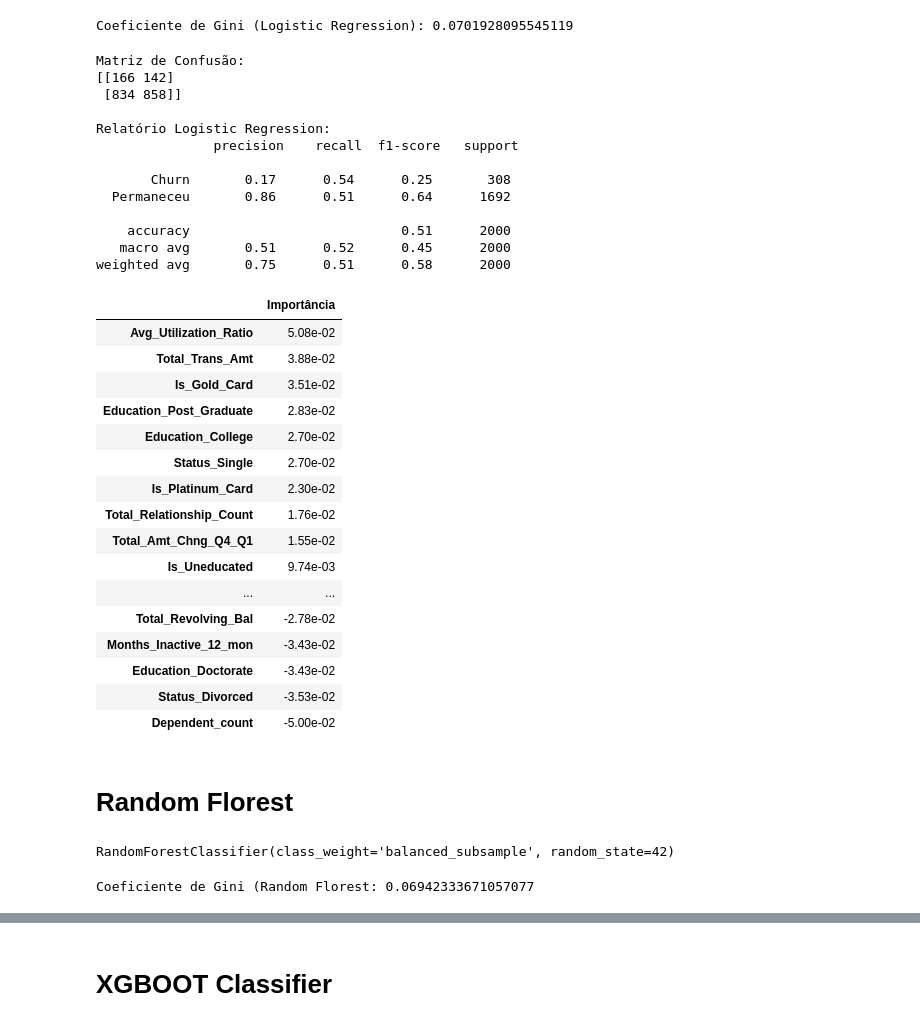
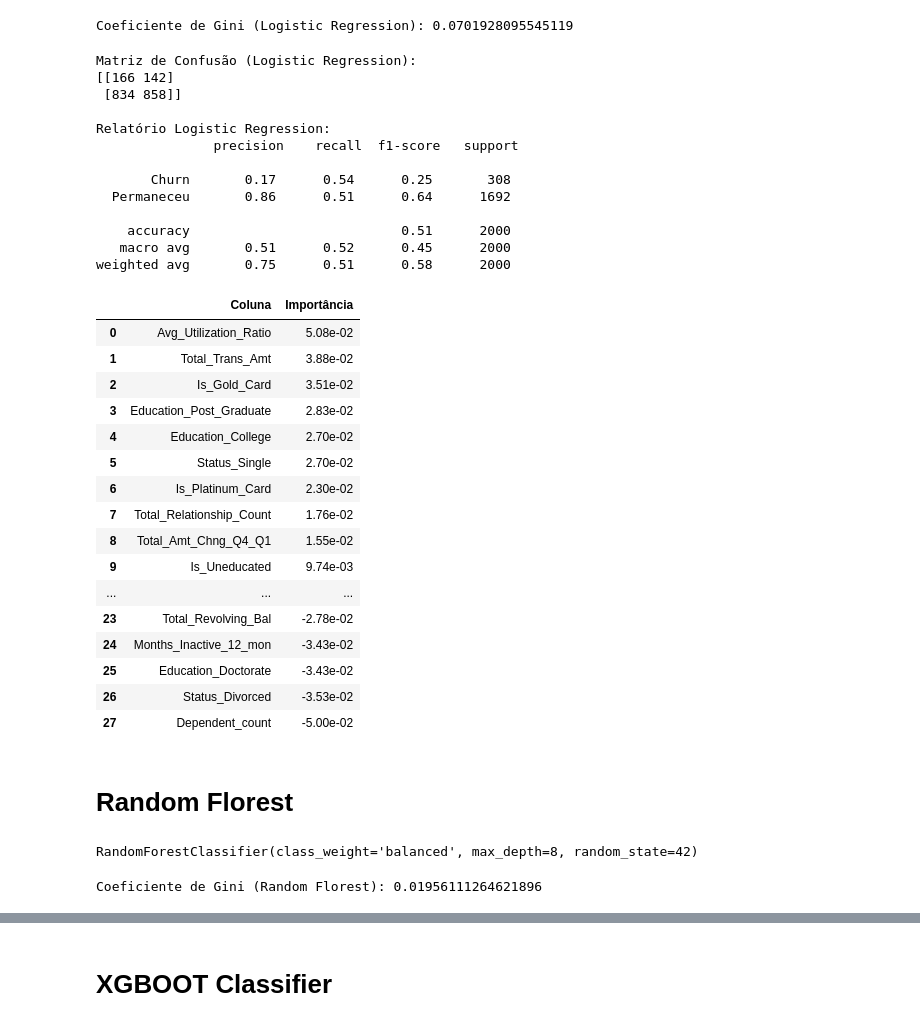
Before and after one commit to rpf991/Previsao_Churning_Clientes_Credito, a Jupyter notebook: notebooks/data_analysis.ipynb, the cells around one changed output, grey strips where cells are left out. Saved outputs shown, nothing was run; the diff lists cells and outputs as text; code cells hidden in the pictures.

```diff
--- a/notebooks/data_analysis.ipynb
+++ b/notebooks/data_analysis.ipynb
@@ -85,10 +85,6 @@ for c in colunas_numericas:
 Colunas com valores abaixo de 0:
 
 Avg_Open_To_Buy
-# %%
-# substituição dos valores negativos por 0
-
-df_credit['Avg_Open_To_Buy'] = df_credit['Avg_Open_To_Buy'].map(lambda x: 0 if x < 0 else x)
 # %%
 # Análise percentual de clientes que cancelaram o cartão de crédito
 
@@ -124,8 +120,8 @@ income_category_map = {"Less than $40K": 1, "$40K - $60K": 2,
                        "$60K - $80K": 3, "$80K - $120K": 4, "$120K +": 5} # "Unknown": 0,
 
 atrition_flag_map = {
-    'Existing Customer': 1,
-    'Attrited Customer': 0
+    'Attrited Customer': 0,
+    'Existing Customer': 1
 }
 
 df_base_credit['Is_Male'] = df_base_credit['Gender'].map(lambda x: x == 'M').astype("int")
@@ -135,7 +131,6 @@ df_base_credit['Attrition_Flag'] = df_base_credit['Attrition_Flag'].map(atrition
 
 
 df_base_credit['Income_Category'] = df_base_credit['Income_Category'].map(income_category_map)
-
 
 # foi calculado a mediana pois com o valor Unknown daria a entender que seria o menor renda possivel
 mediana_income_category = df_base_credit['Income_Category'].median()
@@ -166,7 +161,6 @@ df_base_credit['Education_Doctorate'] = df_base_credit['Education_Level'].map(
                                                                         ).astype("int")
 
 
-
 df_base_credit['Status_Divorced'] = df_base_credit['Marital_Status'].map(lambda x: x == 'Divorced').astype("int")
 df_base_credit['Status_Single'] = df_base_credit['Marital_Status'].map(lambda x: x == 'Single').astype("int")
 df_base_credit['Status_Married'] = df_base_credit['Marital_Status'].map(lambda x: x == 'Married').astype("int")
@@ -204,4 +198,5 @@ Conlusões
 # %%
 df_credit_clean = df_base_credit.drop(columns=['CLIENTNUM', 'Gender', 'Marital_Status',
                                               'Card_Category', 'Is_Female',
-                                              'Avg_Open_To_Buy', 'Education_Level'])
+                                              'Avg_Open_To_Buy', 'Education_Level'
+                                              ])
@@ -256,13 +275,13 @@ Coeficiente de Gini (Logistic Regression): 0.0701928095545119
 # Previsão do modelo
 pred_lr = logistic_regression.predict(X_test_scalled)
 
-print(f"Matriz de Confusão:\n{confusion_matrix(Y_test, pred_lr)}\n")
+print(f"Matriz de Confusão (Logistic Regression):\n{confusion_matrix(Y_test, pred_lr)}\n")
 
 print(f"Relatório Logistic Regression:\n {
-                classification_report(Y_test, pred_lr, target_names=['Churn', 'Permaneceu'])
+                classification_report(Y_test, pred_lr, target_names=['Churn', 'Permaneceu'], zero_division=0)
             }")
 # %% [output]
-Matriz de Confusão:
+Matriz de Confusão (Logistic Regression):
 [[166 142]
  [834 858]]
 
@@ -278,47 +297,51 @@ weighted avg       0.75      0.51      0.58      2000
 # %%
 # Análise de quais colunas estão afetando o Modelo
 
 df_importancia = pd.DataFrame({
     'Importância': logistic_regression.coef_[0]
     }, index=X_train.columns
-).sort_values(by='Importância', ascending=False)
+).sort_values(by='Importância', ascending=False).reset_index(names='Coluna')
 
 df_importancia
 # %% [output]
-|  | Importância |
-| Avg_Utilization_Ratio | 5.08e-02 |
-| Total_Trans_Amt | 3.88e-02 |
-| Is_Gold_Card | 3.51e-02 |
-| Education_Post_Graduate | 2.83e-02 |
-| Education_College | 2.70e-02 |
-| Status_Single | 2.70e-02 |
-| Is_Platinum_Card | 2.30e-02 |
-| Total_Relationship_Count | 1.76e-02 |
-| Total_Amt_Chng_Q4_Q1 | 1.55e-02 |
-| Is_Uneducated | 9.74e-03 |
-| ... | ... |
-| Total_Revolving_Bal | -2.78e-02 |
-| Months_Inactive_12_mon | -3.43e-02 |
-| Education_Doctorate | -3.43e-02 |
-| Status_Divorced | -3.53e-02 |
-| Dependent_count | -5.00e-02 |
+|  | Coluna | Importância |
+| 0 | Avg_Utilization_Ratio | 5.08e-02 |
+| 1 | Total_Trans_Amt | 3.88e-02 |
+| 2 | Is_Gold_Card | 3.51e-02 |
+| 3 | Education_Post_Graduate | 2.83e-02 |
+| 4 | Education_College | 2.70e-02 |
+| 5 | Status_Single | 2.70e-02 |
+| 6 | Is_Platinum_Card | 2.30e-02 |
+| 7 | Total_Relationship_Count | 1.76e-02 |
+| 8 | Total_Amt_Chng_Q4_Q1 | 1.55e-02 |
+| 9 | Is_Uneducated | 9.74e-03 |
+| ... | ... | ... |
+| 23 | Total_Revolving_Bal | -2.78e-02 |
+| 24 | Months_Inactive_12_mon | -3.43e-02 |
+| 25 | Education_Doctorate | -3.43e-02 |
+| 26 | Status_Divorced | -3.53e-02 |
+| 27 | Dependent_count | -5.00e-02 |
 # %% [markdown]
 # Random Florest
 # %%
 # Modelo Random Florest
 
 # criação do modelo
-random_florest = RandomForestClassifier(class_weight='balanced_subsample', random_state=42)
-# class_weight: Balanceamento de pesos
+random_florest = RandomForestClassifier(
+    n_estimators=100, # quantidade de estimativas
+    max_depth=8, # impede que os dados sejam decorados
+    class_weight='balanced', # balanceamento de pesos
+    random_state=42
+)
 
 # treinar o modelo
 random_florest.fit(X_train, Y_train)
 # %% [output]
-RandomForestClassifier(class_weight='balanced_subsample', random_state=42)
+RandomForestClassifier(class_weight='balanced', max_depth=8, random_state=42)
 # %%
 # Obtenção de Probabilidades (importante para o Gini),
 # Será pego a probabilidade de Churn (classe 1)
-prob_rf = random_florest.predict_proba(X_test_scalled)[:, 1]
+prob_rf = random_florest.predict_proba(X_test)[:, 1]
 
 
 # Coeficiente de Gini
@@ -327,8 +350,8 @@ prob_rf = random_florest.predict_proba(X_test_scalled)[:, 1]
 
 gini_rf = gini_coeficient(Y_test, prob_rf)
 
-print(f'Coeficiente de Gini (Random Florest: {gini_rf}')
+print(f'Coeficiente de Gini (Random Florest): {gini_rf}')
 # %% [output]
-Coeficiente de Gini (Random Florest: 0.06942333671057077
+Coeficiente de Gini (Random Florest): 0.01956111264621896
 # %%
 # Previsão do modelo
```
Also changed, not shown: parts of 7 cells of this notebook.
